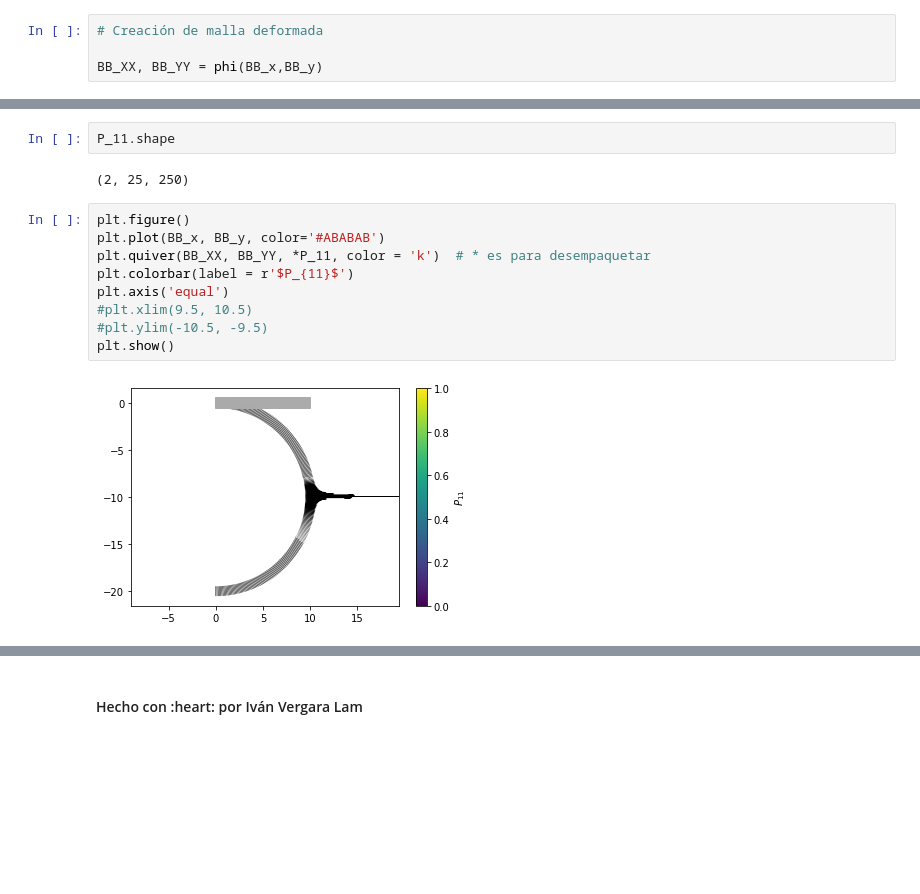
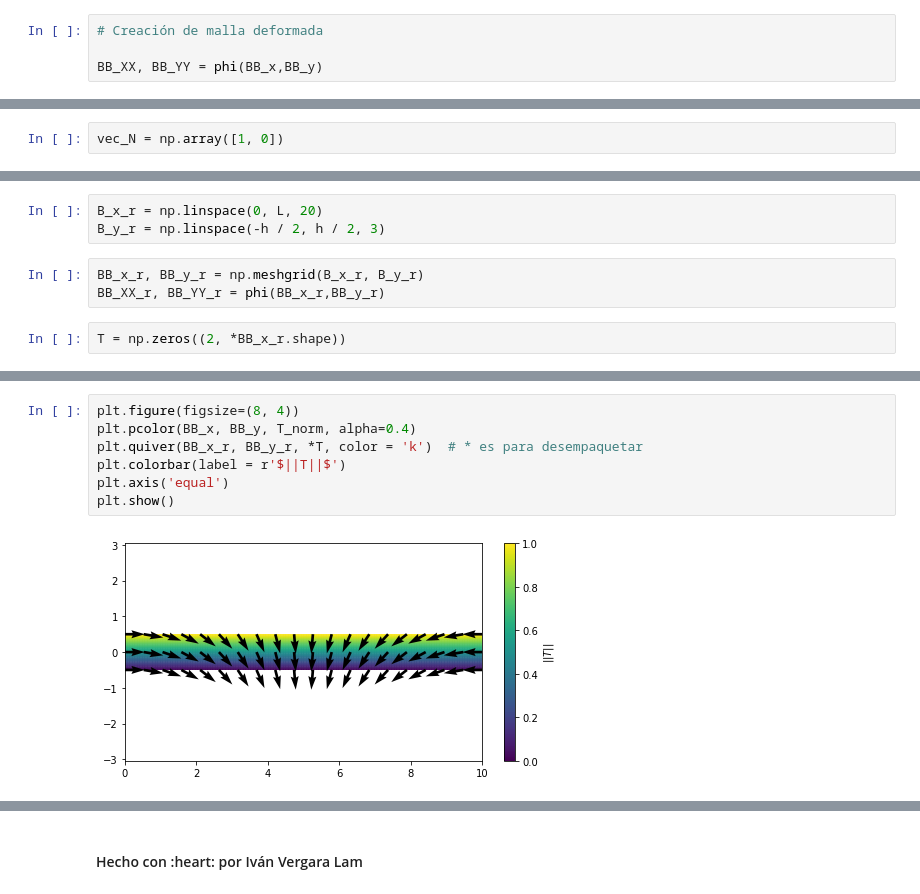
Before and after one commit to ivanvlam/IBM2020, a Jupyter notebook: Tarea 2/tarea-2.ipynb, the cells around one changed output, grey strips where cells are left out. Saved outputs shown, nothing was run; the diff lists cells and outputs as text; blank space fills up the shorter version.

```diff
--- a/Tarea 2/tarea-2.ipynb
+++ b/Tarea 2/tarea-2.ipynb
@@ -78,0 +91,2 @@ P_11.shape
+# %%
+vec_N = np.array([1, 0])
@@ -79,3 +206,11 @@ P_11.shape
+# %%
+B_x_r = np.linspace(0, L, 20)
+B_y_r = np.linspace(-h / 2, h / 2, 3)
+# %%
+BB_x_r, BB_y_r = np.meshgrid(B_x_r, B_y_r)
+BB_XX_r, BB_YY_r = phi(BB_x_r,BB_y_r)
+# %%
+T = np.zeros((2, *BB_x_r.shape))
 # %%
 # Cálculo de tensores de deformación
 
@@ -112,15 +248,9 @@ for i in range(len(BB_XX[:, 0])):
-# %%
-P_11.shape
-# %% [output]
-(2, 25, 250)
 # %%
-plt.figure()
-plt.plot(BB_x, BB_y, color='#ABABAB')
-plt.quiver(BB_XX, BB_YY, *P_11, color = 'k')  # * es para desempaquetar
-plt.colorbar(label = r'$P_{11}$')
+plt.figure(figsize=(8, 4))
+plt.pcolor(BB_x, BB_y, T_norm, alpha=0.4)
+plt.quiver(BB_x_r, BB_y_r, *T, color = 'k')  # * es para desempaquetar
+plt.colorbar(label = r'$||T||$')
 plt.axis('equal')
-#plt.xlim(9.5, 10.5)
-#plt.ylim(-10.5, -9.5)
 plt.show()
 # %% [output]
-[figure, old version]
+[figure, new version]
```
Also changed, not shown: parts of 22 cells of this notebook.
